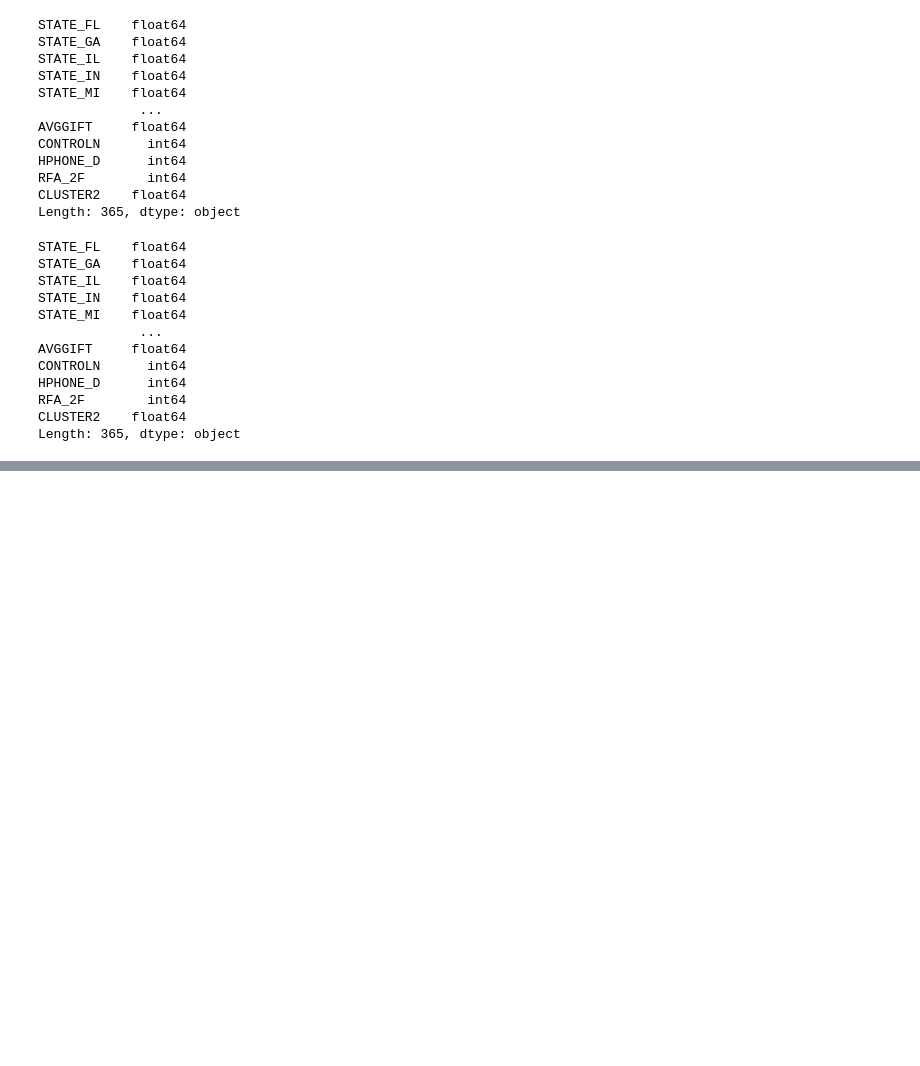
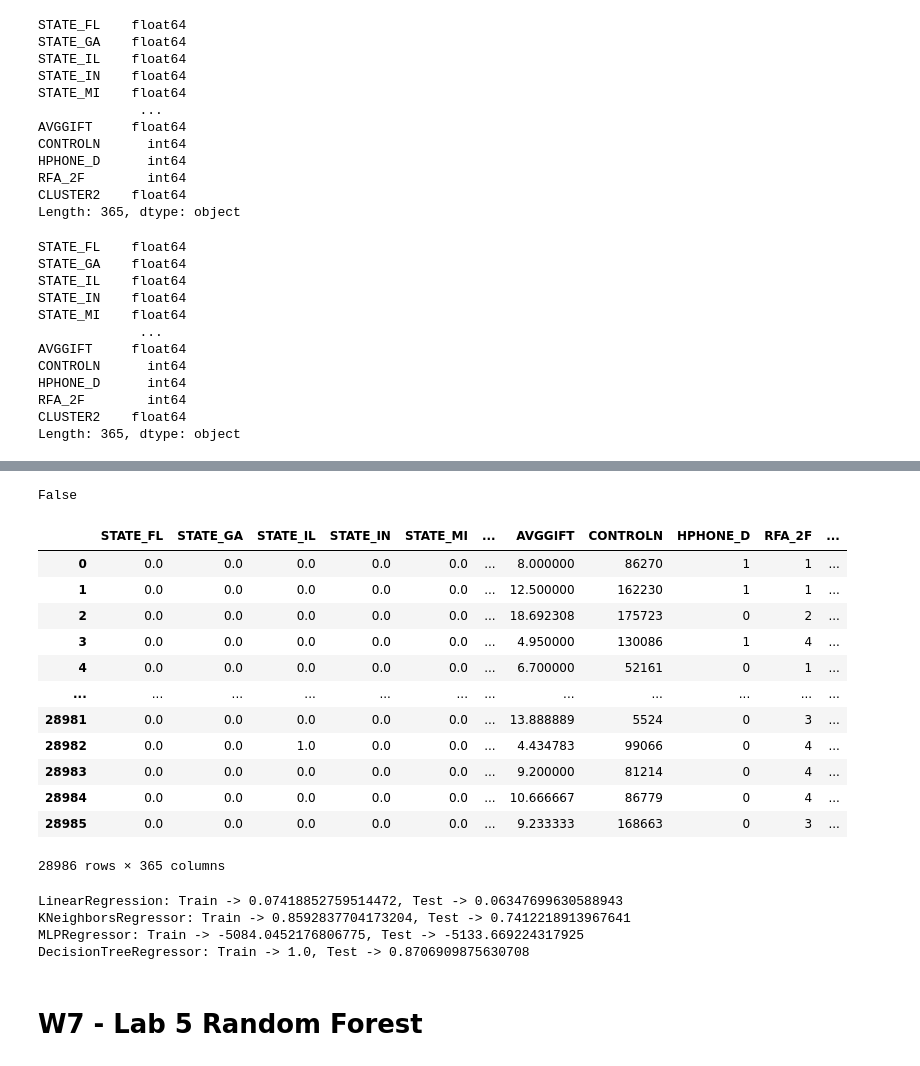
Before and after one commit to imhysteria/lab-revisiting-machine-learning, a Jupyter notebook: ray-lab-week7-machinelearning.ipynb, the cells around one changed output, grey strips where cells are left out. Cells and saved outputs as stored; diff of their text form; code cells hidden in the pictures; blank space fills up the shorter version.

```diff
--- a/ray-lab-week7-machinelearning.ipynb
+++ b/ray-lab-week7-machinelearning.ipynb
@@ -1848,0 +1887,23 @@ DecisionTreeRegressor: Train -> 1.0, Test -> 0.865308862178823
+# %%
+X_train_processed_up.isna().any().any()
+X_test_processed_up.isna().any().any()
+y_train_upsampled.isna().any().any()
+y_test_upsampled.isna().any().any()
+# %% [output]
+False
+# %%
+X_test_processed_up
+# %% [output]
+|  | STATE_FL | STATE_GA | STATE_IL | STATE_IN | STATE_MI | ... | AVGGIFT | CONTROLN | HPHONE_D | RFA_2F | ... |
+| 0 | 0.0 | 0.0 | 0.0 | 0.0 | 0.0 | ... | 8.000000 | 86270 | 1 | 1 | ... |
+| 1 | 0.0 | 0.0 | 0.0 | 0.0 | 0.0 | ... | 12.500000 | 162230 | 1 | 1 | ... |
+| 2 | 0.0 | 0.0 | 0.0 | 0.0 | 0.0 | ... | 18.692308 | 175723 | 0 | 2 | ... |
+| 3 | 0.0 | 0.0 | 0.0 | 0.0 | 0.0 | ... | 4.950000 | 130086 | 1 | 4 | ... |
+| 4 | 0.0 | 0.0 | 0.0 | 0.0 | 0.0 | ... | 6.700000 | 52161 | 0 | 1 | ... |
+| ... | ... | ... | ... | ... | ... | ... | ... | ... | ... | ... | ... |
+| 28981 | 0.0 | 0.0 | 0.0 | 0.0 | 0.0 | ... | 13.888889 | 5524 | 0 | 3 | ... |
+| 28982 | 0.0 | 0.0 | 1.0 | 0.0 | 0.0 | ... | 4.434783 | 99066 | 0 | 4 | ... |
+| 28983 | 0.0 | 0.0 | 0.0 | 0.0 | 0.0 | ... | 9.200000 | 81214 | 0 | 4 | ... |
+| 28984 | 0.0 | 0.0 | 0.0 | 0.0 | 0.0 | ... | 10.666667 | 86779 | 0 | 4 | ... |
+| 28985 | 0.0 | 0.0 | 0.0 | 0.0 | 0.0 | ... | 9.233333 | 168663 | 0 | 3 | ... |
+28986 rows × 365 columns
@@ -1848,0 +1915,8 @@ DecisionTreeRegressor: Train -> 1.0, Test -> 0.865308862178823
+# %%
+model_list = [LinearRegression(), KNeighborsRegressor(), MLPRegressor(), DecisionTreeRegressor()] #RandomForestRegressor()]
+models_automation(model_list, X_train_processed_up, y_train_upsampled, X_test_processed_up, y_test_upsampled)
+# %% [output]
+LinearRegression: Train -> 0.07418852759514472, Test -> 0.06347699630588943
+KNeighborsRegressor: Train -> 0.8592837704173204, Test -> 0.7412218913967641
+MLPRegressor: Train -> -5084.0452176806775, Test -> -5133.669224317925
+DecisionTreeRegressor: Train -> 1.0, Test -> 0.8706909875630708
@@ -1848,0 +1929,2 @@ DecisionTreeRegressor: Train -> 1.0, Test -> 0.865308862178823
+# %% [markdown]
+# W7 - Lab 5 Random Forest
```
Also changed, not shown: parts of 41 cells of this notebook.
